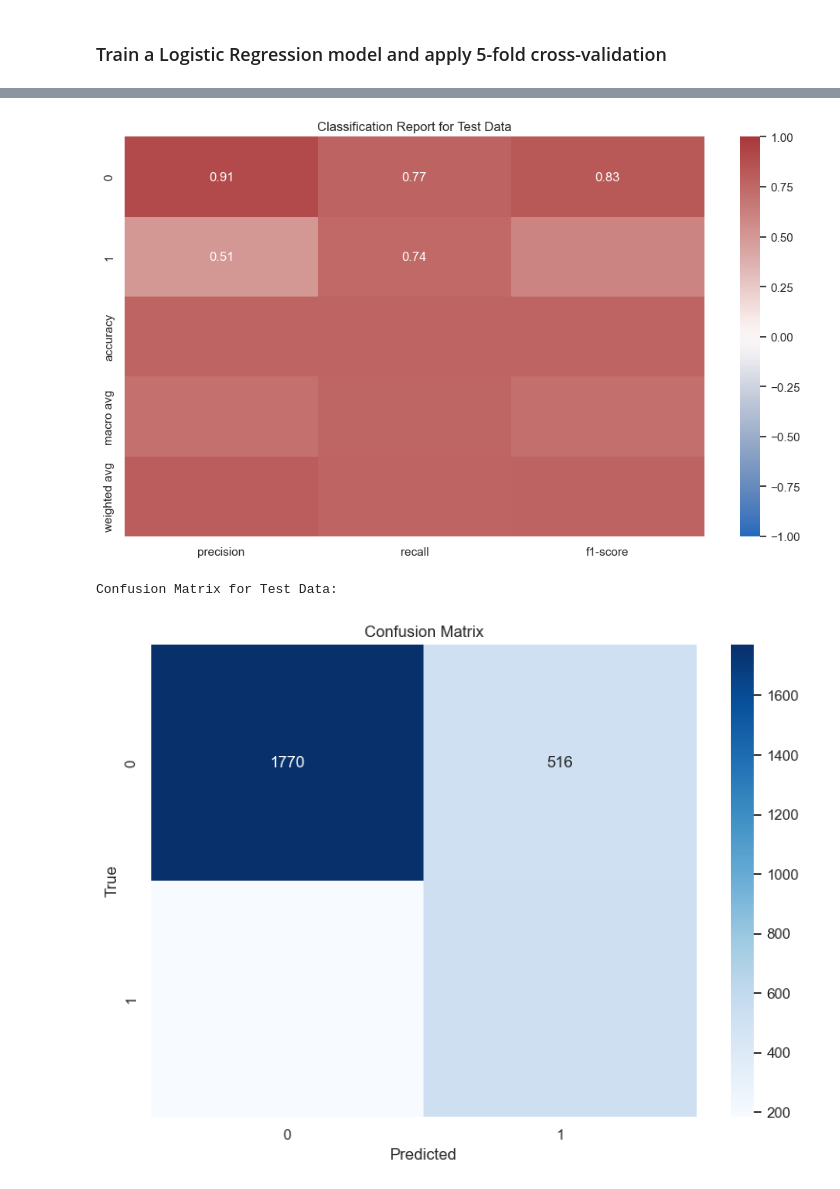
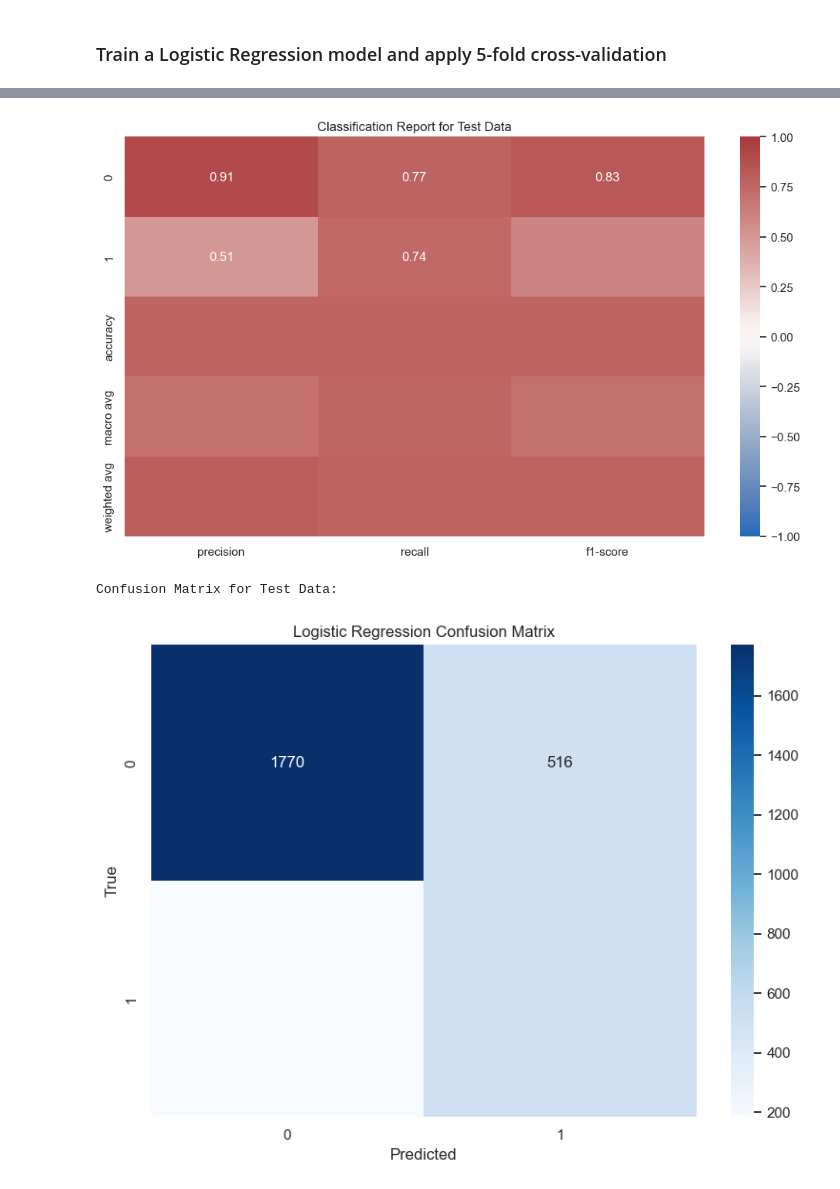
Before and after one commit to karmenatwork/4_CB_employees_turnover, a Jupyter notebook: main.ipynb, the cells around one changed output, grey strips where cells are left out. Drawn from its saved outputs; the diff is of its cells as text; code cells hidden in the pictures.

```diff
--- a/main.ipynb
+++ b/main.ipynb
@@ -190,7 +192,6 @@ Name: count, dtype: int64
 # %%
 # Set the esthetic style of the plots
 sns.set_theme(style="whitegrid")
-
 # First, check for inf before drawing distributions
 # ds = df1.isin([np.inf, -np.inf])
 # print(ds)
@@ -204,6 +205,8 @@ print("Feature 'satisfaction_level' contains " + str(c_inf) + " infinite values"
 df1 = df1.replace([np.inf, -np.inf], np.nan)
 c_na = df1['satisfaction_level'].isna().sum()
 print("Feature 'satisfaction_level' contains " + str(c_na) + " NaN values")
+
+df = df.replace([np.inf, -np.inf], np.nan)
 # %% [output]
 Printing the count of infinity values
 
@@ -581,11 +631,11 @@ weighted avg       0.80      0.80      0.80     18284
 log_reg.fit(X_train_resampled_scaled, y_train_resampled)
 # Make predictions on the test set
 print("Make predictions on the test set")
+print("-" * 50 )
 y_pred = log_reg.predict(X_test_scaled)
 y_pred_probas = log_reg.predict_proba(X_test_scaled)# Shape: (n_samples, 2)
 y_pred_proba = y_pred_probas[:, 1]  # Shape: (n_samples,) positve class probas
 print(f"y_test shape: {y_test.shape} y_test_pred shape: {y_pred.shape}")
-print(y_pred_proba.shape)
 
 # y_train_resampled
 roc_auc = roc_auc_score(y_test, y_pred_proba)
@@ -593,7 +643,7 @@ print(f"ROC AUC on the test set: {roc_auc:.4f}\n")
 
 # # Generate classification report based on the test set predicted
 report = classification_report(y_test, y_pred, output_dict=True)
-print(f"report based on the test set predicted: {report.keys()}")
+# print(f"report based on the test set predicted: {report.keys()}")
 print("Classification Report of test set predicted:")
 print(classification_report(y_test, y_pred))
 # # Plot classification
@@ -603,7 +653,7 @@ print("\n")
 ## Building the matrix first by using y_test_pred
 print("Confusion Matrix for Test Data:")
 # Plot confusion matrix
-utils.plot_confusion_matrix(y_test, y_pred)
+utils.plot_confusion_matrix(y_test, y_pred, "Logistic Regression" )
 
 ## Using ConfusionMatrixDisplay.from_estimator which takes X_test_scaled
 # Plot confusion matrix using ConfusionMatrixDisplay
@@ -621,12 +670,12 @@ report based on the test set predicted: dict_keys(['0', '1', 'accuracy', 'macro
 Classification Report of test set predicted:
               precision    recall  f1-score   support
 
            0       0.91      0.77      0.83      2286
            1       0.51      0.74      0.60       714
 
     accuracy                           0.77      3000
    macro avg       0.71      0.76      0.72      3000
 weighted avg       0.81      0.77      0.78      3000
 [figure]
 Confusion Matrix for Test Data:
-[figure, old version]
+[figure, new version]
```
Also changed, not shown: parts of 20 cells of this notebook, 1 other file.
